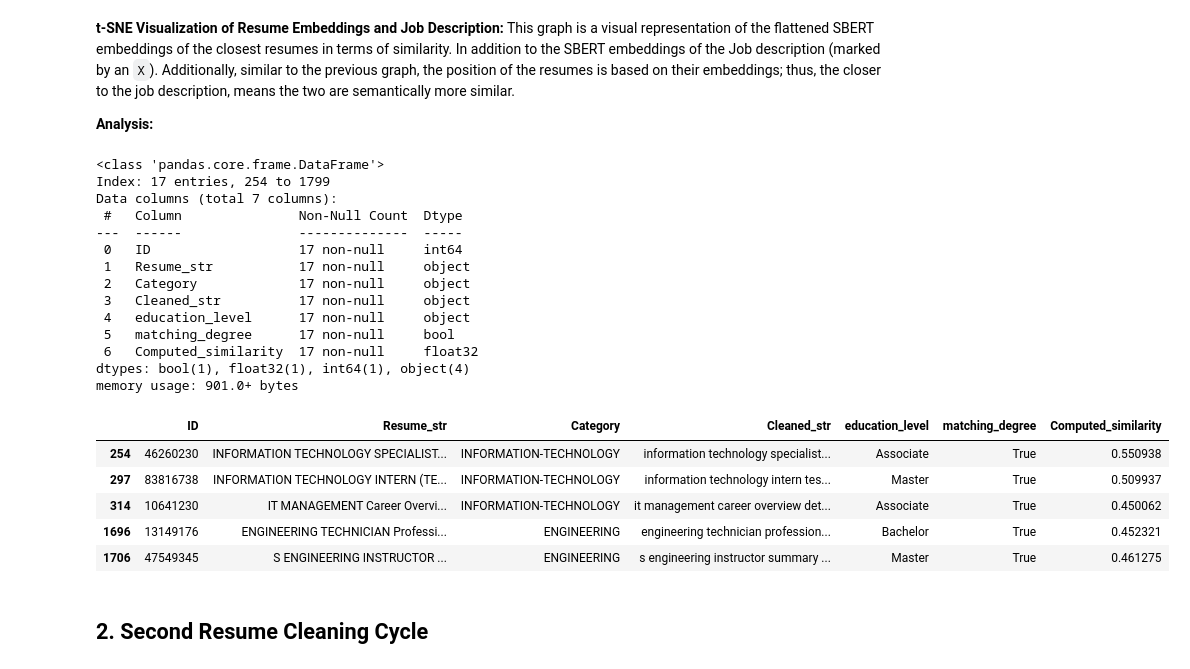
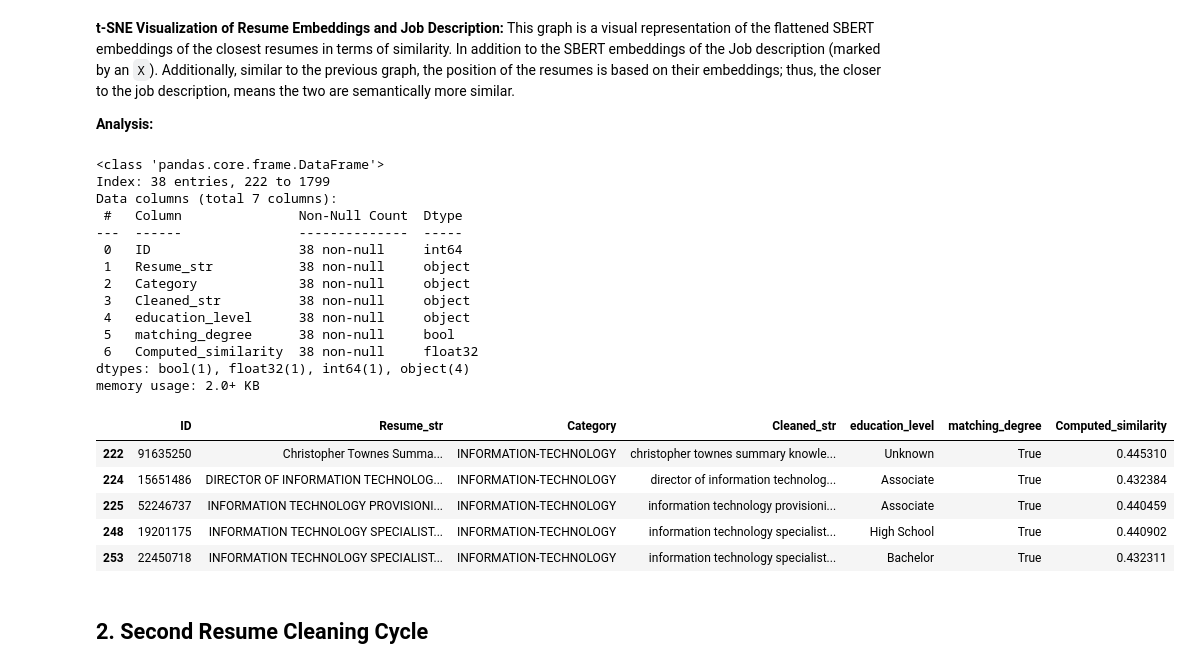
Before and after one commit to henry-AY/ResumeScreening, a Jupyter notebook: Resume_Screening.ipynb, the cells around one changed output. Drawn from its saved outputs; the diff is of its cells as text; code cells hidden in the pictures.

```diff
--- a/Resume_Screening.ipynb
+++ b/Resume_Screening.ipynb
@@ -437,30 +437,30 @@ This graph is a visual representation of the flattened SBERT embeddings of the c
 **Analysis:**
 # %%
 # If over a similarity threshold, add to a new dataframe
-df_tech_cleaned = df_tech_match[df_tech_match['Computed_similarity'] >= 0.45].copy()
+df_tech_cleaned = df_tech_match[df_tech_match['Computed_similarity'] >= 0.43].copy()
 df_tech_cleaned.info()
 df_tech_cleaned.head()
 # %% [output]
 <class 'pandas.core.frame.DataFrame'>
-Index: 17 entries, 254 to 1799
+Index: 38 entries, 222 to 1799
 Data columns (total 7 columns):
  #   Column               Non-Null Count  Dtype
 ---  ------               --------------  -----
- 0   ID                   17 non-null     int64
- 1   Resume_str           17 non-null     object
- 2   Category             17 non-null     object
- 3   Cleaned_str          17 non-null     object
- 4   education_level      17 non-null     object
- 5   matching_degree      17 non-null     bool
- 6   Computed_similarity  17 non-null     float32
+ 0   ID                   38 non-null     int64
+ 1   Resume_str           38 non-null     object
+ 2   Category             38 non-null     object
+ 3   Cleaned_str          38 non-null     object
+ 4   education_level      38 non-null     object
+ 5   matching_degree      38 non-null     bool
+ 6   Computed_similarity  38 non-null     float32
 dtypes: bool(1), float32(1), int64(1), object(4)
-memory usage: 901.0+ bytes
+memory usage: 2.0+ KB
 |  | ID | Resume_str | Category | Cleaned_str | education_level | matching_degree | Computed_similarity |
-| 254 | 46260230 | INFORMATION TECHNOLOGY SPECIALIST... | INFORMATION-TECHNOLOGY | information technology specialist... | Associate | True | 0.550938 |
-| 297 | 83816738 | INFORMATION TECHNOLOGY INTERN (TE... | INFORMATION-TECHNOLOGY | information technology intern tes... | Master | True | 0.509937 |
-| 314 | 10641230 | IT MANAGEMENT Career Overvi... | INFORMATION-TECHNOLOGY | it management career overview det... | Associate | True | 0.450062 |
-| 1696 | 13149176 | ENGINEERING TECHNICIAN Professi... | ENGINEERING | engineering technician profession... | Bachelor | True | 0.452321 |
-| 1706 | 47549345 | S ENGINEERING INSTRUCTOR ... | ENGINEERING | s engineering instructor summary ... | Master | True | 0.461275 |
+| 222 | 91635250 | Christopher Townes Summa... | INFORMATION-TECHNOLOGY | christopher townes summary knowle... | Unknown | True | 0.445310 |
+| 224 | 15651486 | DIRECTOR OF INFORMATION TECHNOLOG... | INFORMATION-TECHNOLOGY | director of information technolog... | Associate | True | 0.432384 |
+| 225 | 52246737 | INFORMATION TECHNOLOGY PROVISIONI... | INFORMATION-TECHNOLOGY | information technology provisioni... | Associate | True | 0.440459 |
+| 248 | 19201175 | INFORMATION TECHNOLOGY SPECIALIST... | INFORMATION-TECHNOLOGY | information technology specialist... | High School | True | 0.440902 |
+| 253 | 22450718 | INFORMATION TECHNOLOGY SPECIALIST... | INFORMATION-TECHNOLOGY | information technology specialist... | Bachelor | True | 0.432311 |
 # %% [markdown]
 ## 2. Second Resume Cleaning Cycle
 # %%
```
Also changed, not shown: parts of 3 cells of this notebook.
